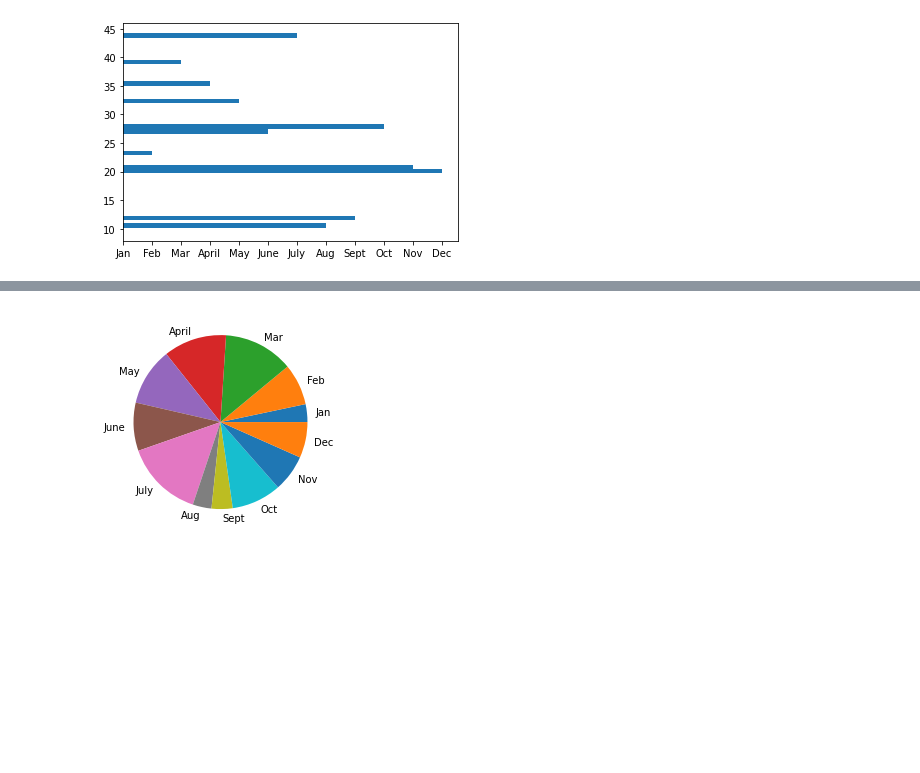
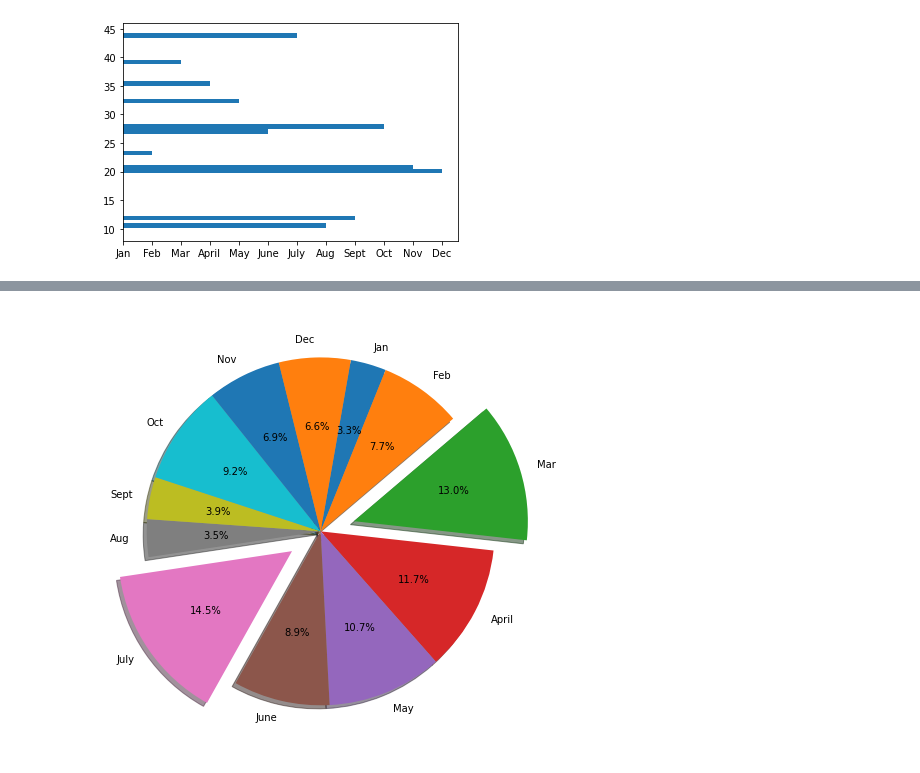
Before and after one commit to kaku2792/PyBer_Analysis, a Jupyter notebook: matplotlib_practice.ipynb, the cells around one changed output, grey strips where cells are left out. Drawn from its saved outputs; the diff is of its cells as text; code cells hidden in the pictures; blank space fills up the shorter version.

```diff
--- a/matplotlib_practice.ipynb
+++ b/matplotlib_practice.ipynb
@@ -243,8 +200,8 @@ plt.show()
-# %%
-fig, ax = plt.subplots()
-ax.pie(y_axis,labels=x_axis)
-plt.show()
-# %% [output]
-[figure, removed]
+# %%
+plt.subplots(figsize=(8, 8))
+plt.pie(y_axis,labels=x_axis,explode=explode_values, autopct='%.1f%%', startangle= 80, shadow= True, counterclock = False )
+plt.show()
+# %% [output]
+[figure, added]
 # %%
 plt.errorbar(x, y, yerr=<value>)
```
Also changed, not shown: parts of 24 cells of this notebook, 1 other file.
